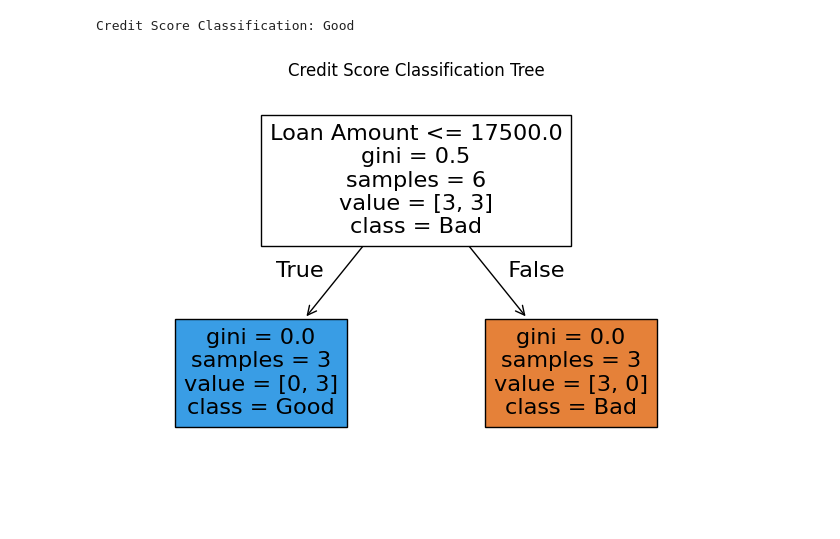
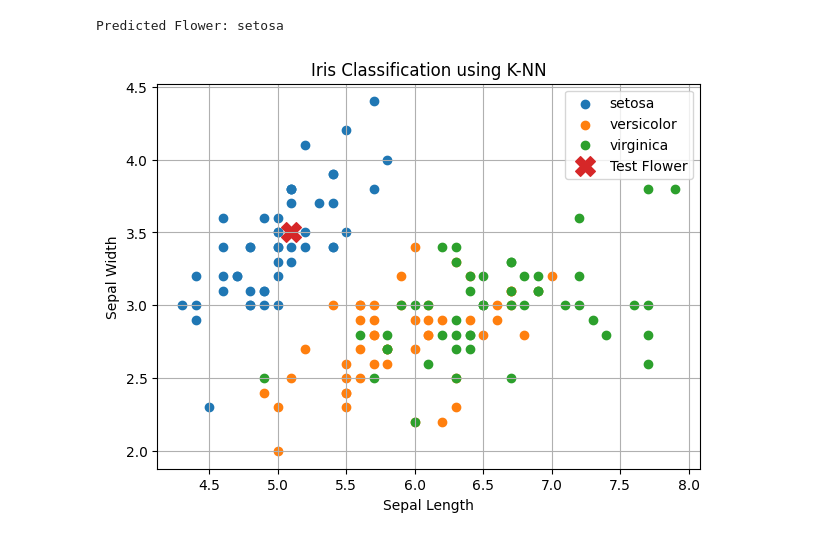
Before and after one commit to Niha5019/MLA0201-FOML, a Jupyter notebook: Untitled28.ipynb, the cells around one changed output. Saved outputs shown, nothing was run; the diff lists cells and outputs as text; code cells hidden in the pictures; blank space fills up the shorter version.

```diff
--- a/Untitled28.ipynb
+++ b/Untitled28.ipynb
@@ -1,39 +1,37 @@
 # %% [markdown]
 <a href="https://colab.research.google.com/github/Niha5019/MLA0201-FOML/blob/main/Untitled28.ipynb" target="_parent"><img src="https://colab.research.google.com/assets/colab-badge.svg" alt="Open In Colab"/></a>
-# %%
-import matplotlib.pyplot as plt
-from sklearn.tree import DecisionTreeClassifier, plot_tree
-
-# Data: Income, Loan Amount, Previous Payment
-X = [
-    [50000, 10000, 1],
-    [60000, 15000, 1],
-    [25000, 20000, 0],
-    [30000, 25000, 0],
-    [80000, 10000, 1],
-    [20000, 30000, 0]
-]
-
-y = ['Good', 'Good', 'Bad', 'Bad', 'Good', 'Bad']
-
-model = DecisionTreeClassifier(random_state=0)
-model.fit(X, y)
-
-test = [[55000, 12000, 1]]
-prediction = model.predict(test)
-
-print("Credit Score Classification:", prediction[0])
-
-# Graph
-plt.figure(figsize=(8, 5))
-plot_tree(
-    model,
-    feature_names=['Income', 'Loan Amount', 'Previous Payment'],
-    class_names=model.classes_,
-    filled=True
-)
-plt.title("Credit Score Classification Tree")
-plt.show()
-# %% [output]
-Credit Score Classification: Good
-[figure, removed]
+# %%
+import matplotlib.pyplot as plt
+from sklearn.datasets import load_iris
+from sklearn.neighbors import KNeighborsClassifier
+
+iris = load_iris()
+
+X = iris.data
+y = iris.target
+
+model = KNeighborsClassifier(n_neighbors=3)
+model.fit(X, y)
+
+test = [[5.1, 3.5, 1.4, 0.2]]
+prediction = model.predict(test)
+
+print("Predicted Flower:", iris.target_names[prediction[0]])
+
+# Graph
+plt.figure(figsize=(7, 5))
+
+for i in range(3):
+    plt.scatter(X[y == i, 0], X[y == i, 1], label=iris.target_names[i])
+
+plt.scatter(test[0][0], test[0][1], marker='X', s=200, label="Test Flower")
+
+plt.xlabel("Sepal Length")
+plt.ylabel("Sepal Width")
+plt.title("Iris Classification using K-NN")
+plt.legend()
+plt.grid()
+plt.show()
+# %% [output]
+Predicted Flower: setosa
+[figure, added]
```
